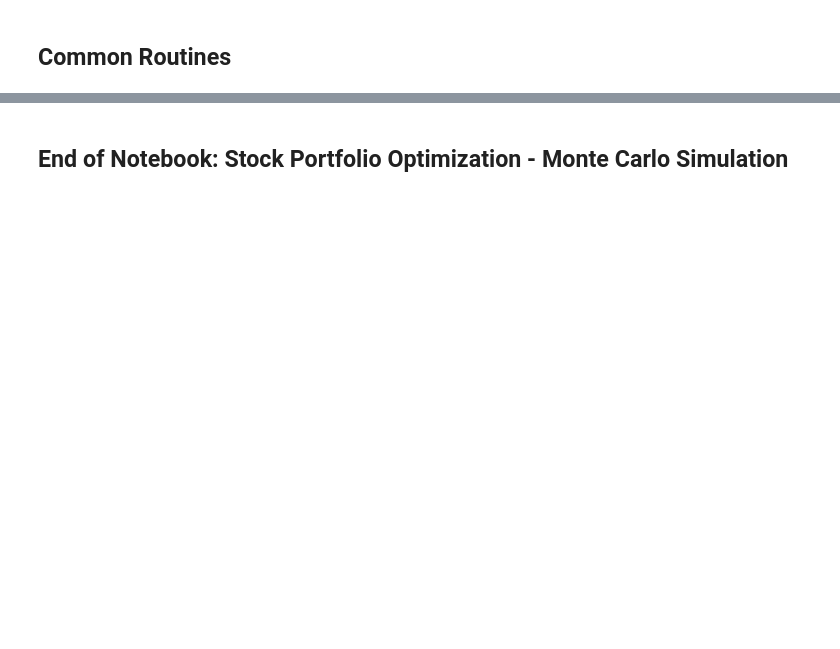
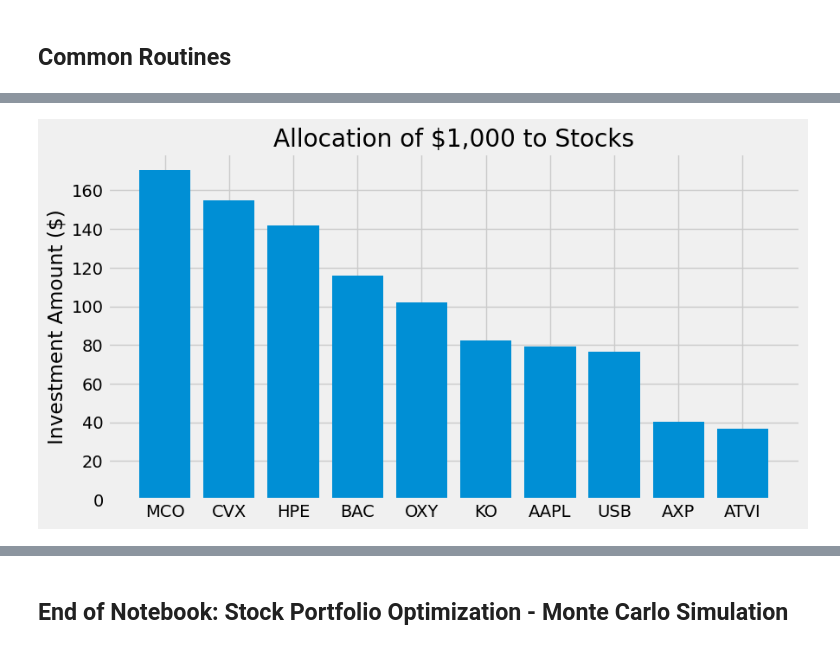
Before and after one commit to RayS1/Stock_Portfolio_Optimization, a Jupyter notebook: Stock_Portfolio_Optimization_Monte_Carlo_Simulation.ipynb, the cells around one changed output, grey strips where cells are left out. Saved outputs shown, nothing was run; the diff lists cells and outputs as text; code cells hidden in the pictures; blank space fills up the shorter version.

```diff
--- a/Stock_Portfolio_Optimization_Monte_Carlo_Simulation.ipynb
+++ b/Stock_Portfolio_Optimization_Monte_Carlo_Simulation.ipynb
@@ -1271,0 +562,2 @@ Optimum Asset Allocation:
+# %%
+allocation = print_optim_results(risk_metrics_df)
@@ -1271,0 +582,13 @@ Optimum Asset Allocation:
+# %%
+# Plot Allocation data
+fig = plt.figure(figsize=(8, 4))
+ax = fig.add_axes([0,0,1,1])
+stocks = allocation['Stock']
+invest_amt = allocation['Weight (%)'] * INIT_INVEST_AMT / 100
+ax.set_title('Allocation of $1,000 to Stocks')
+plt.xlabel('')
+plt.ylabel('Investment Amount ($)')
+ax.bar(stocks, invest_amt)
+plt.show()
+# %% [output]
+[figure, added]
```
Also changed, not shown: parts of 86 cells of this notebook, 3 other files.
